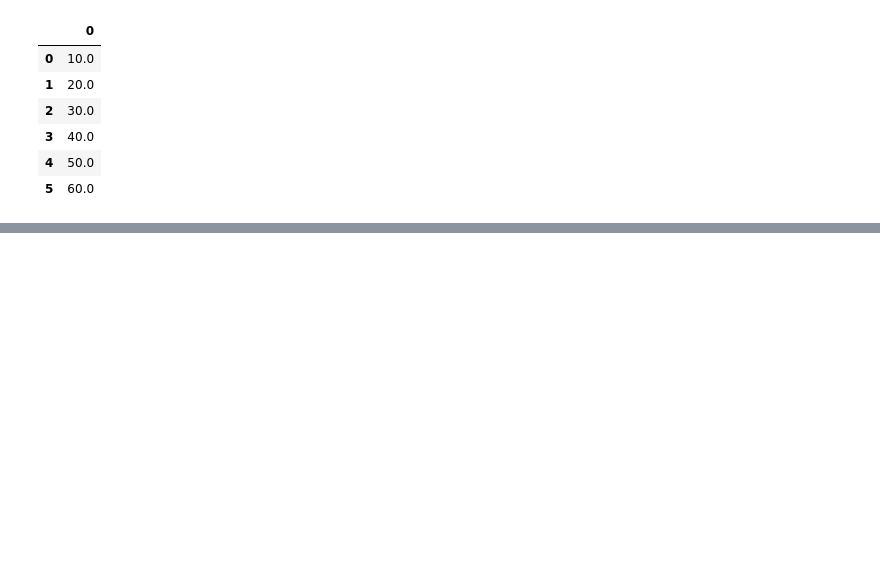
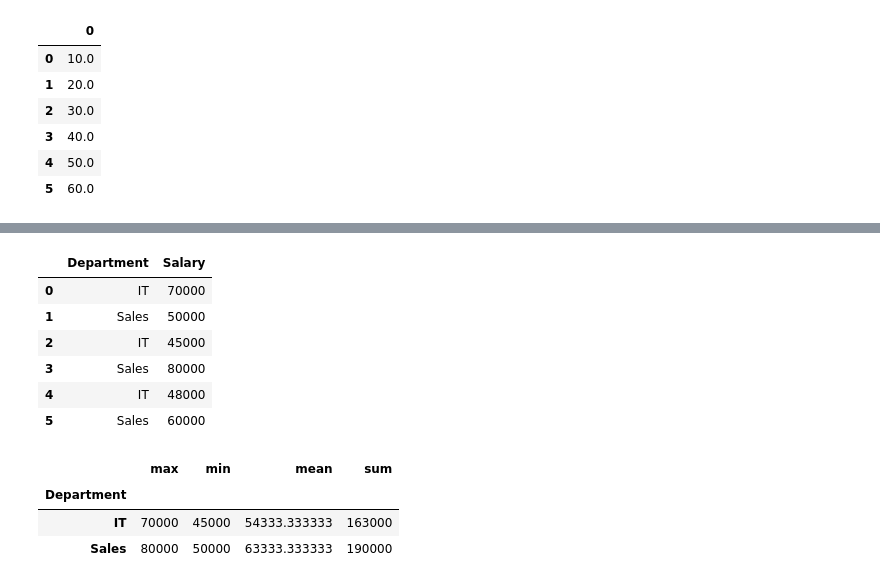
Before and after one commit to RitikSareen/AIPractice, a Jupyter notebook: pandas/basicPandas.ipynb, the cells around one changed output, grey strips where cells are left out. Saved outputs shown, nothing was run; the diff lists cells and outputs as text; code cells hidden in the pictures; blank space fills up the shorter version.

```diff
--- a/pandas/basicPandas.ipynb
+++ b/pandas/basicPandas.ipynb
@@ -284,0 +321,22 @@ df3
+# %%
+dftemp=pd.DataFrame({
+    "Department": ["IT","Sales","IT","Sales","IT","Sales"],
+    "Salary": [70000,50000,45000,80000,48000,60000]
+})
+# %%
+dftemp
+# %% [output]
+|  | Department | Salary |
+| 0 | IT | 70000 |
+| 1 | Sales | 50000 |
+| 2 | IT | 45000 |
+| 3 | Sales | 80000 |
+| 4 | IT | 48000 |
+| 5 | Sales | 60000 |
+# %%
+dftemp.groupby("Department")['Salary'].agg(['max','min','mean','sum'])
+# %% [output]
+|  | max | min | mean | sum |
+| Department |  |  |  |  |
+| IT | 70000 | 45000 | 54333.333333 | 163000 |
+| Sales | 80000 | 50000 | 63333.333333 | 190000 |
```
Also changed, not shown: parts of 7 cells of this notebook.
